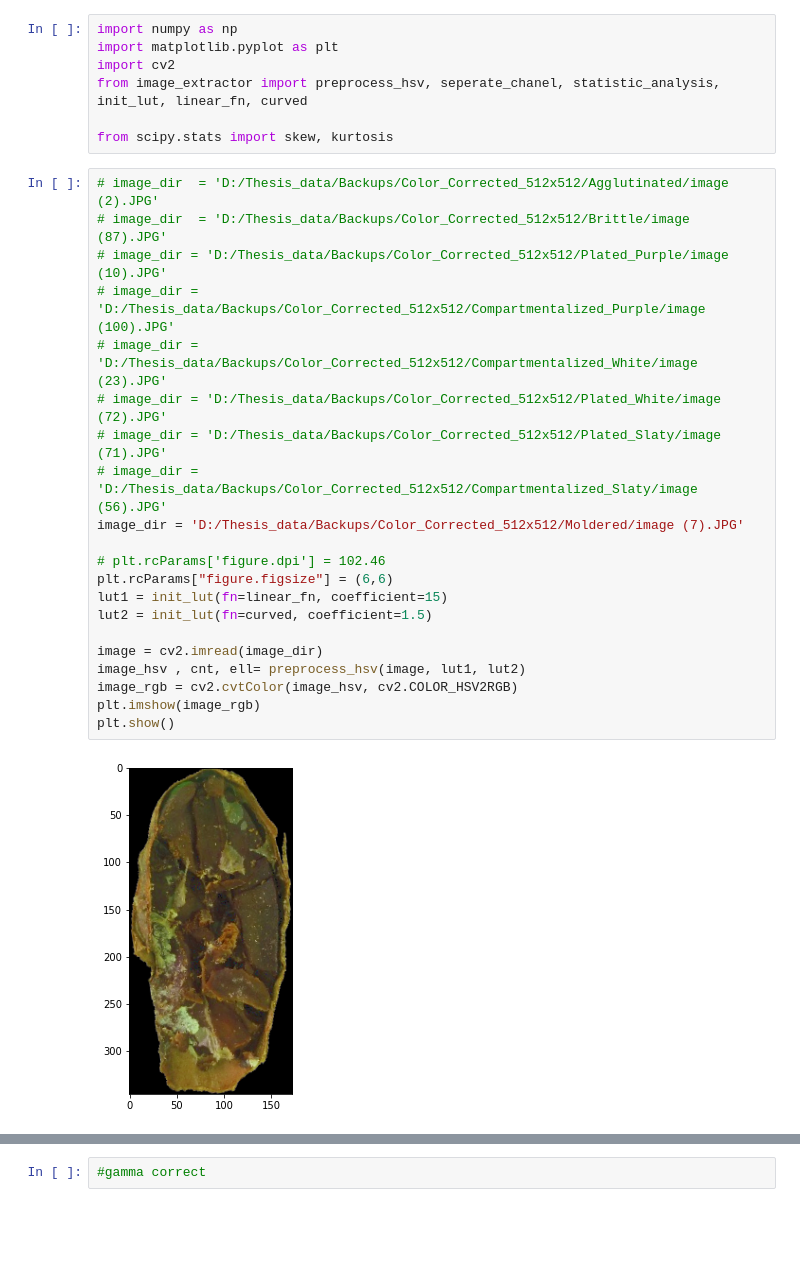
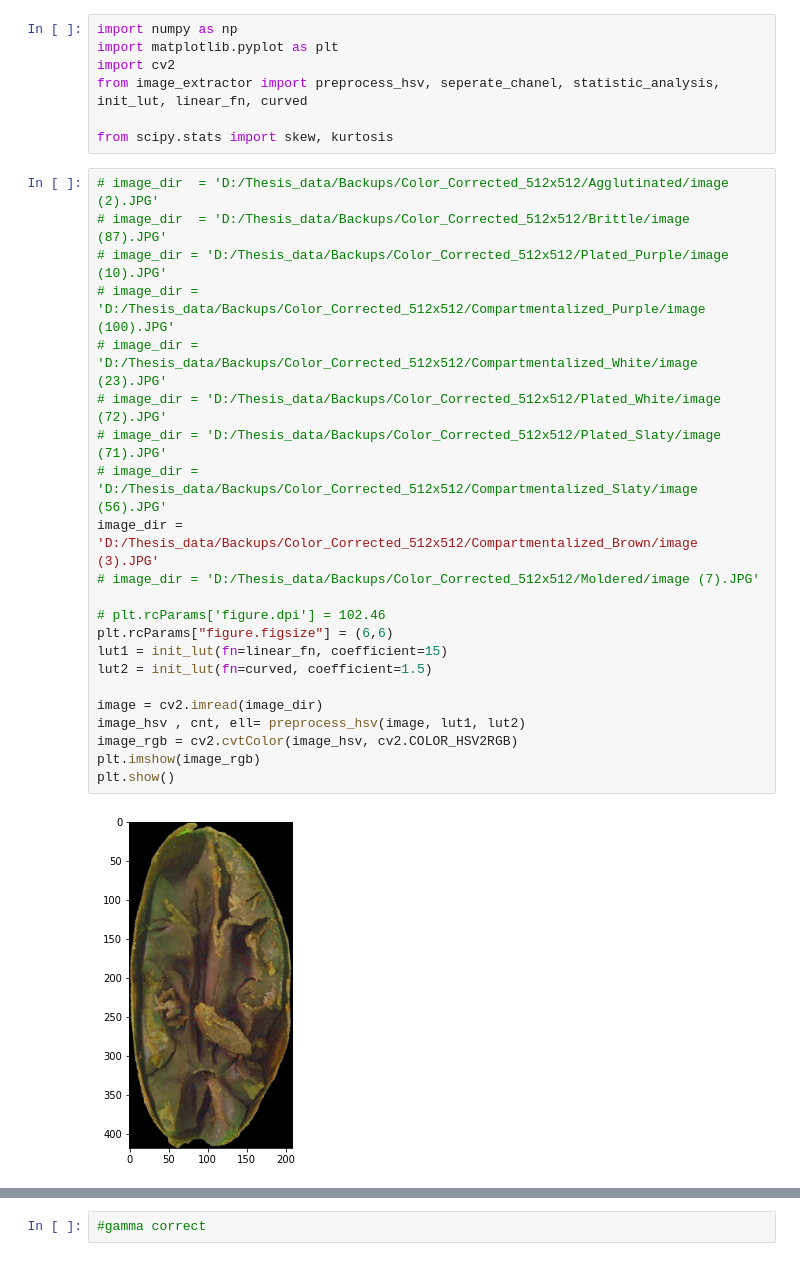
Before and after one commit to quanglochuynh/thesis2022, a Jupyter notebook: The_new_thesis_approach/moldered_test.ipynb, the cells around one changed output, grey strips where cells are left out. Saved outputs shown, nothing was run; the diff lists cells and outputs as text; blank space fills up the shorter version.

```diff
--- a/The_new_thesis_approach/moldered_test.ipynb
+++ b/The_new_thesis_approach/moldered_test.ipynb
@@ -8,26 +8,27 @@ from scipy.stats import skew, kurtosis
 # %%
 # image_dir  = 'D:/Thesis_data/Backups/Color_Corrected_512x512/Agglutinated/image (2).JPG'
 # image_dir  = 'D:/Thesis_data/Backups/Color_Corrected_512x512/Brittle/image (87).JPG'
 # image_dir = 'D:/Thesis_data/Backups/Color_Corrected_512x512/Plated_Purple/image (10).JPG'
 # image_dir = 'D:/Thesis_data/Backups/Color_Corrected_512x512/Compartmentalized_Purple/image (100).JPG'
 # image_dir = 'D:/Thesis_data/Backups/Color_Corrected_512x512/Compartmentalized_White/image (23).JPG'
 # image_dir = 'D:/Thesis_data/Backups/Color_Corrected_512x512/Plated_White/image (72).JPG'
 # image_dir = 'D:/Thesis_data/Backups/Color_Corrected_512x512/Plated_Slaty/image (71).JPG'
 # image_dir = 'D:/Thesis_data/Backups/Color_Corrected_512x512/Compartmentalized_Slaty/image (56).JPG'
-image_dir = 'D:/Thesis_data/Backups/Color_Corrected_512x512/Moldered/image (7).JPG'
+image_dir = 'D:/Thesis_data/Backups/Color_Corrected_512x512/Compartmentalized_Brown/image (3).JPG'
+# image_dir = 'D:/Thesis_data/Backups/Color_Corrected_512x512/Moldered/image (7).JPG'
 
 # plt.rcParams['figure.dpi'] = 102.46
 plt.rcParams["figure.figsize"] = (6,6)
 lut1 = init_lut(fn=linear_fn, coefficient=15)
 lut2 = init_lut(fn=curved, coefficient=1.5)
 
 image = cv2.imread(image_dir)
 image_hsv , cnt, ell= preprocess_hsv(image, lut1, lut2)
 image_rgb = cv2.cvtColor(image_hsv, cv2.COLOR_HSV2RGB)
 plt.imshow(image_rgb)
 plt.show()
 # %% [output]
-[figure, old version]
+[figure, new version]
 # %%
 # h,s,v = cv2.split(image_hsv)
 plt.rcParams["figure.figsize"] = (10,6)
```
Also changed, not shown: parts of 6 cells of this notebook, 4 other files.
